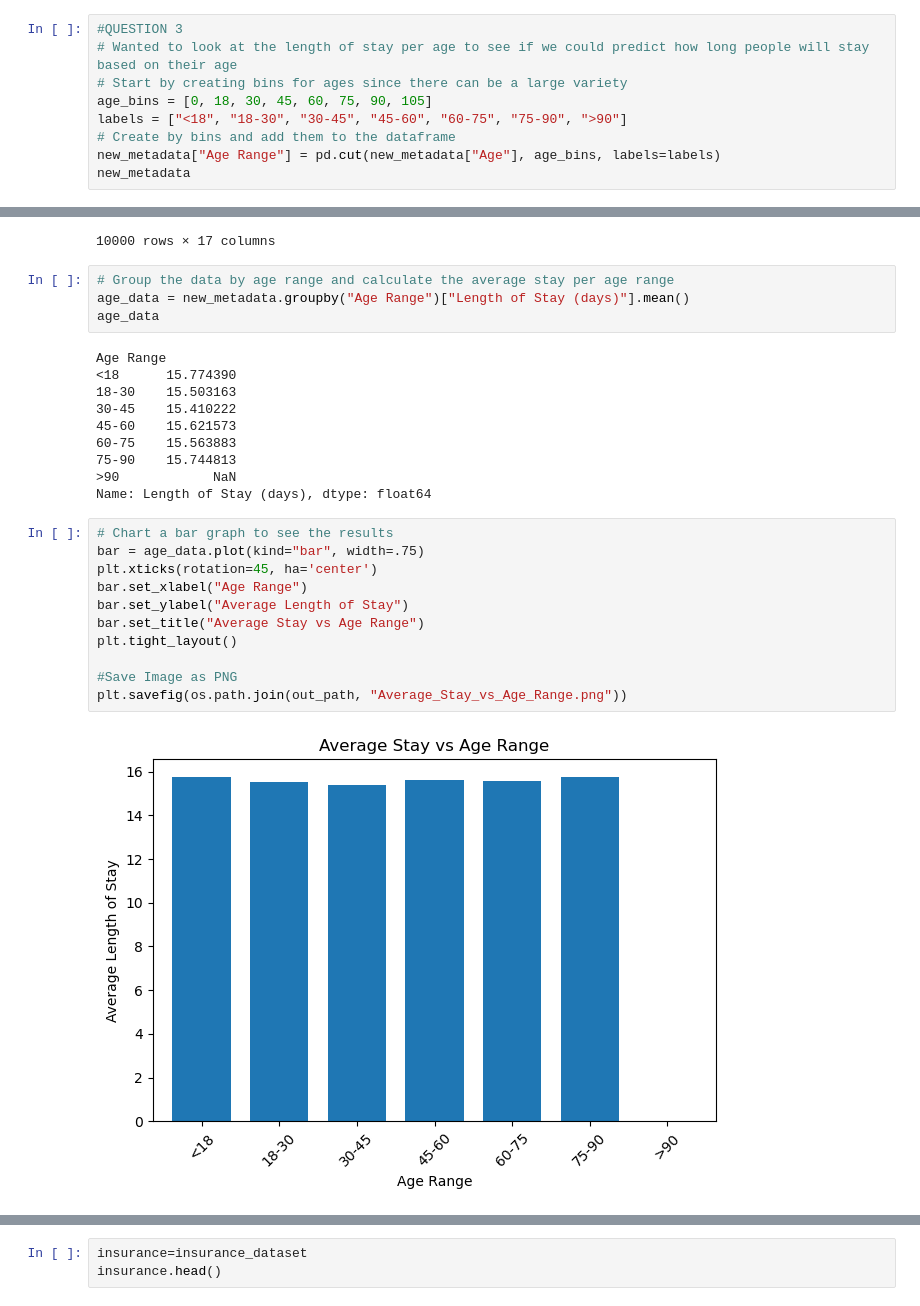
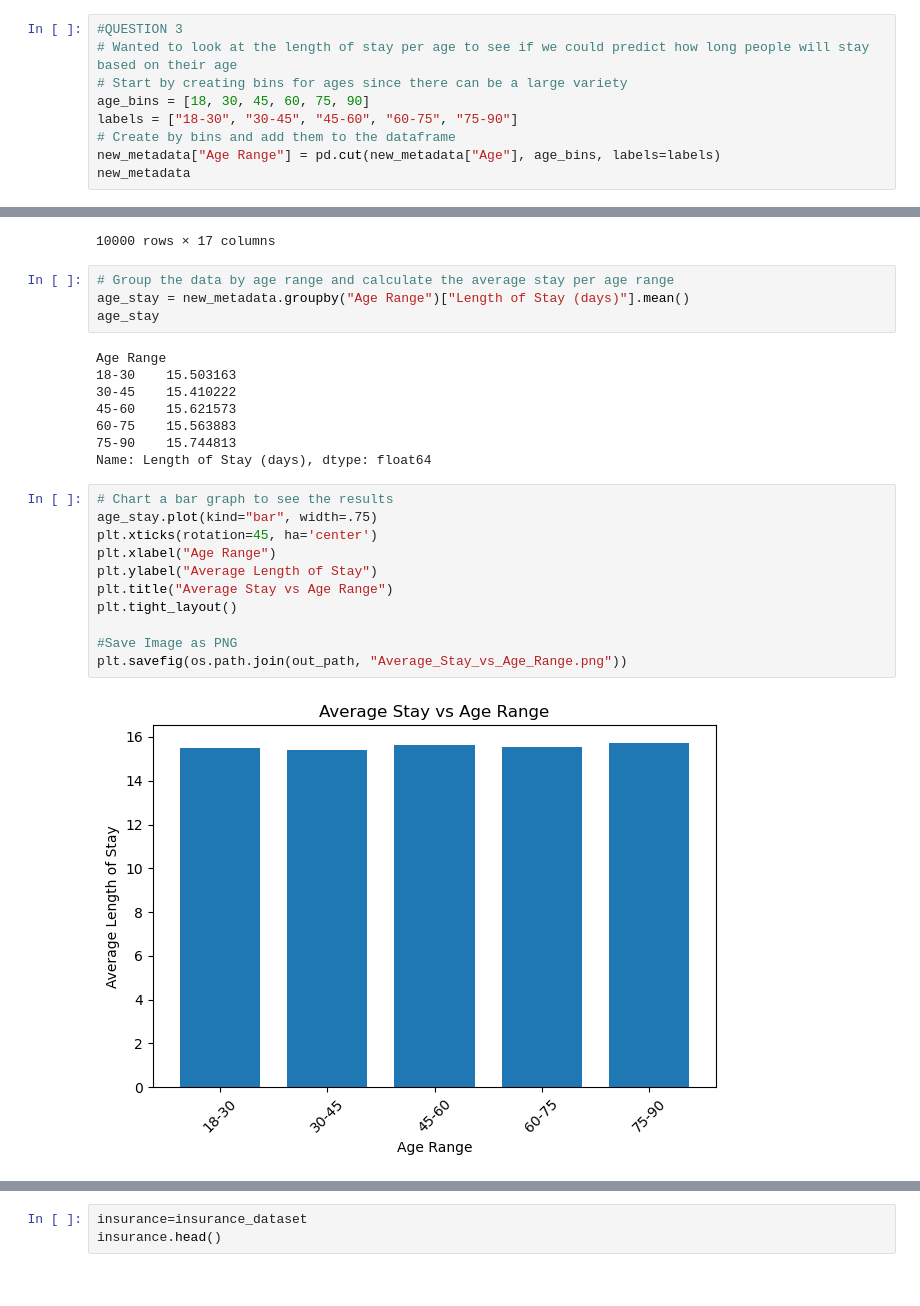
Before and after one commit to Handro4/Bootcamp-Project1, a Jupyter notebook: main.py/Healthcare.ipynb, the cells around one changed output, grey strips where cells are left out. Cells and saved outputs as stored; diff of their text form.

Commit message:
updating some plots and adding some more analyis

```diff
--- a/main.py/Healthcare.ipynb
+++ b/main.py/Healthcare.ipynb
@@ -236,8 +236,8 @@ plt.savefig(os.path.join(out_path, "Average_Stay_vs_Medical_Condition.png"))
 #QUESTION 3
 # Wanted to look at the length of stay per age to see if we could predict how long people will stay based on their age
 # Start by creating bins for ages since there can be a large variety
-age_bins = [0, 18, 30, 45, 60, 75, 90, 105]
-labels = ["<18", "18-30", "30-45", "45-60", "60-75", "75-90", ">90"]
+age_bins = [18, 30, 45, 60, 75, 90]
+labels = ["18-30", "30-45", "45-60", "60-75", "75-90"]
 # Create by bins and add them to the dataframe
 new_metadata["Age Range"] = pd.cut(new_metadata["Age"], age_bins, labels=labels)
 new_metadata
@@ -257,28 +257,26 @@ new_metadata
 10000 rows × 17 columns
 # %%
 # Group the data by age range and calculate the average stay per age range
-age_data = new_metadata.groupby("Age Range")["Length of Stay (days)"].mean()
-age_data
+age_stay = new_metadata.groupby("Age Range")["Length of Stay (days)"].mean()
+age_stay
 # %% [output]
 Age Range
-<18      15.774390
 18-30    15.503163
 30-45    15.410222
 45-60    15.621573
 60-75    15.563883
 75-90    15.744813
->90            NaN
 Name: Length of Stay (days), dtype: float64
 # %%
 # Chart a bar graph to see the results
-bar = age_data.plot(kind="bar", width=.75)
+age_stay.plot(kind="bar", width=.75)
 plt.xticks(rotation=45, ha='center')
-bar.set_xlabel("Age Range")
-bar.set_ylabel("Average Length of Stay")
-bar.set_title("Average Stay vs Age Range")
+plt.xlabel("Age Range")
+plt.ylabel("Average Length of Stay")
+plt.title("Average Stay vs Age Range")
 plt.tight_layout()
 
 #Save Image as PNG
 plt.savefig(os.path.join(out_path, "Average_Stay_vs_Age_Range.png"))
 # %% [output]
-[figure, old version]
+[figure, new version]
```
Also changed, not shown: parts of 18 cells of this notebook, 13 other files.
